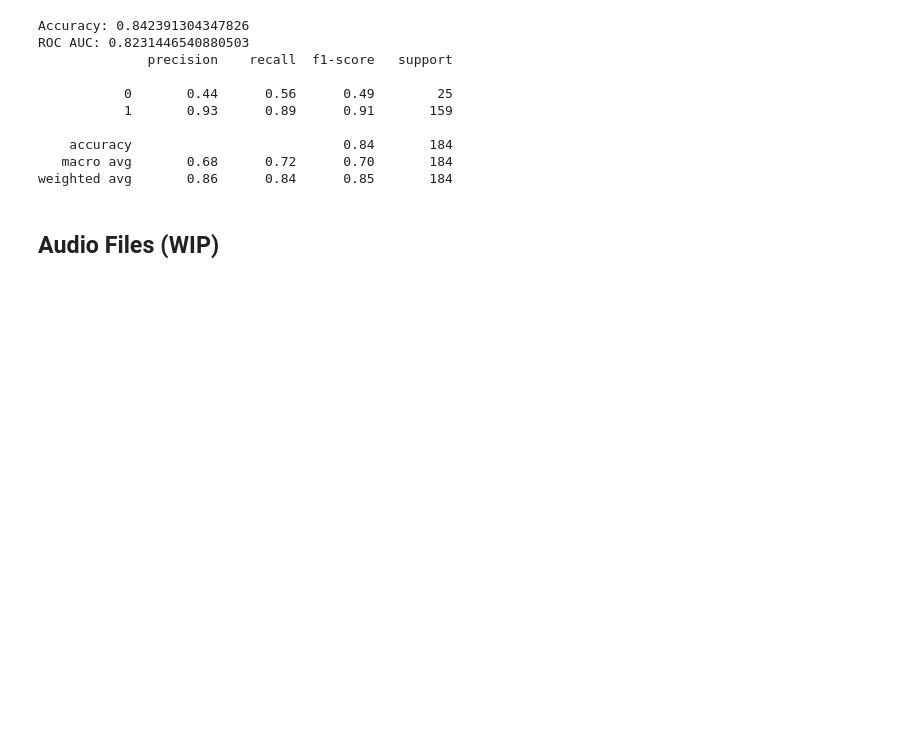
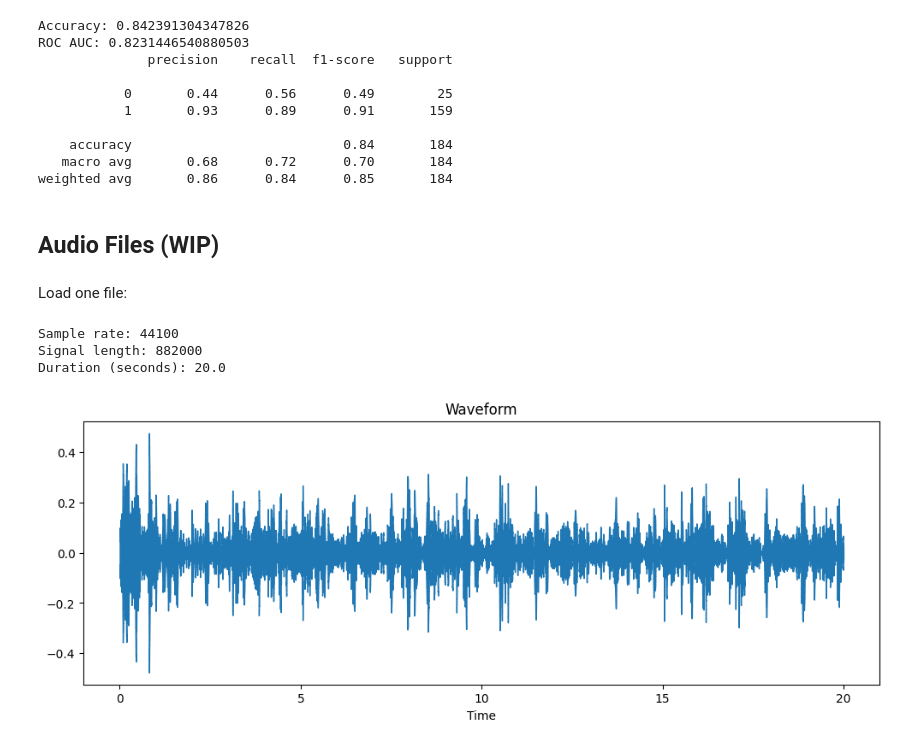
Before and after one commit to mi-mi-mia/smart-stethoscope, a Jupyter notebook: notebooks/01_keira_data_exploration.ipynb, the cells around one changed output. Cells and saved outputs as stored; diff of their text form; code cells hidden in the pictures; blank space fills up the shorter version.

```diff
--- a/notebooks/01_keira_data_exploration.ipynb
+++ b/notebooks/01_keira_data_exploration.ipynb
@@ -705,3 +710,29 @@ ROC AUC: 0.8231446540880503
 weighted avg       0.86      0.84      0.85       184
 # %% [markdown]
 ## Audio Files (WIP)
+# %% [markdown]
+Load one file:
+# %%
+# Pick one file
+file_name = merged_df["file_name"].iloc[0]
+
+# Build full path
+file_path = os.path.join(audio_plus, file_name)
+
+# Load audio
+signal, sr = librosa.load(file_path, sr=None)
+
+print("Sample rate:", sr)
+print("Signal length:", len(signal))
+print("Duration (seconds):", len(signal) / sr)
+# %% [output]
+Sample rate: 44100
+Signal length: 882000
+Duration (seconds): 20.0
+# %%
+plt.figure(figsize=(12, 4))
+librosa.display.waveshow(signal, sr=sr)
+plt.title("Waveform")
+plt.show()
+# %% [output]
+[figure, added]
```
Also changed, not shown: parts of 12 cells of this notebook.
